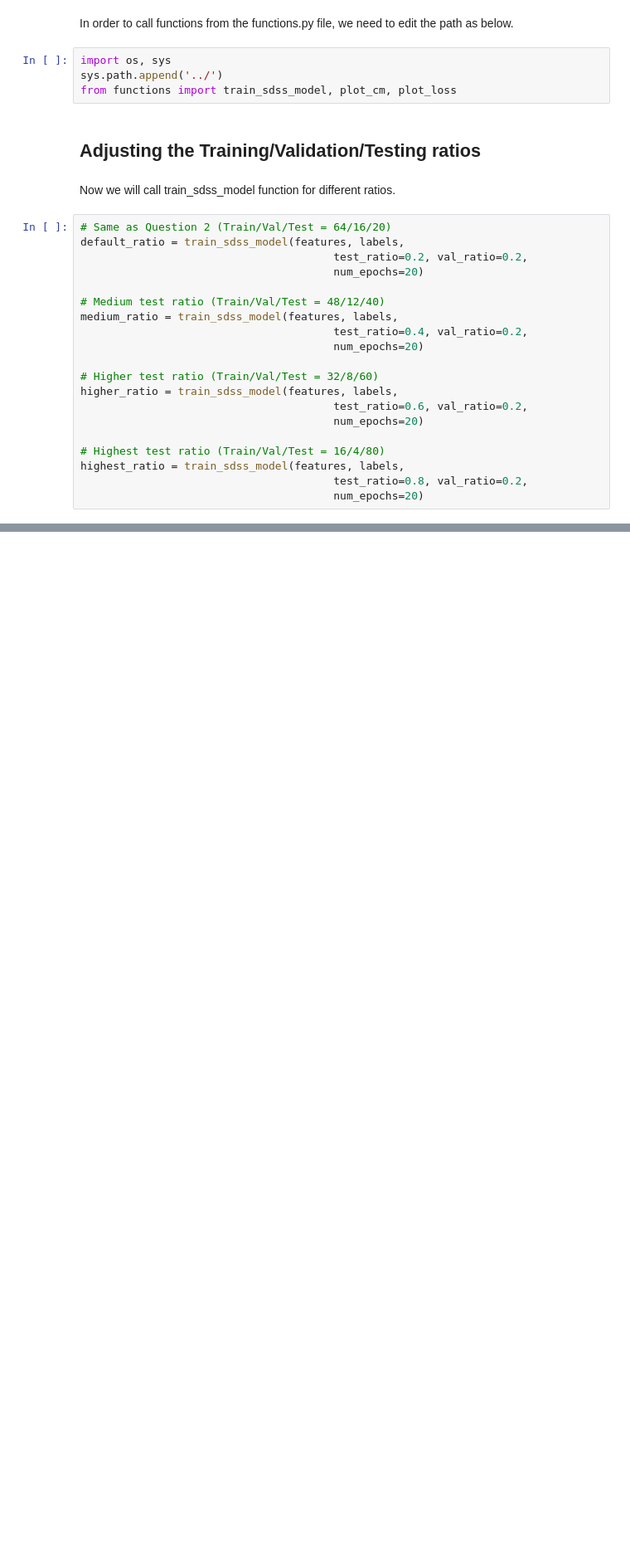
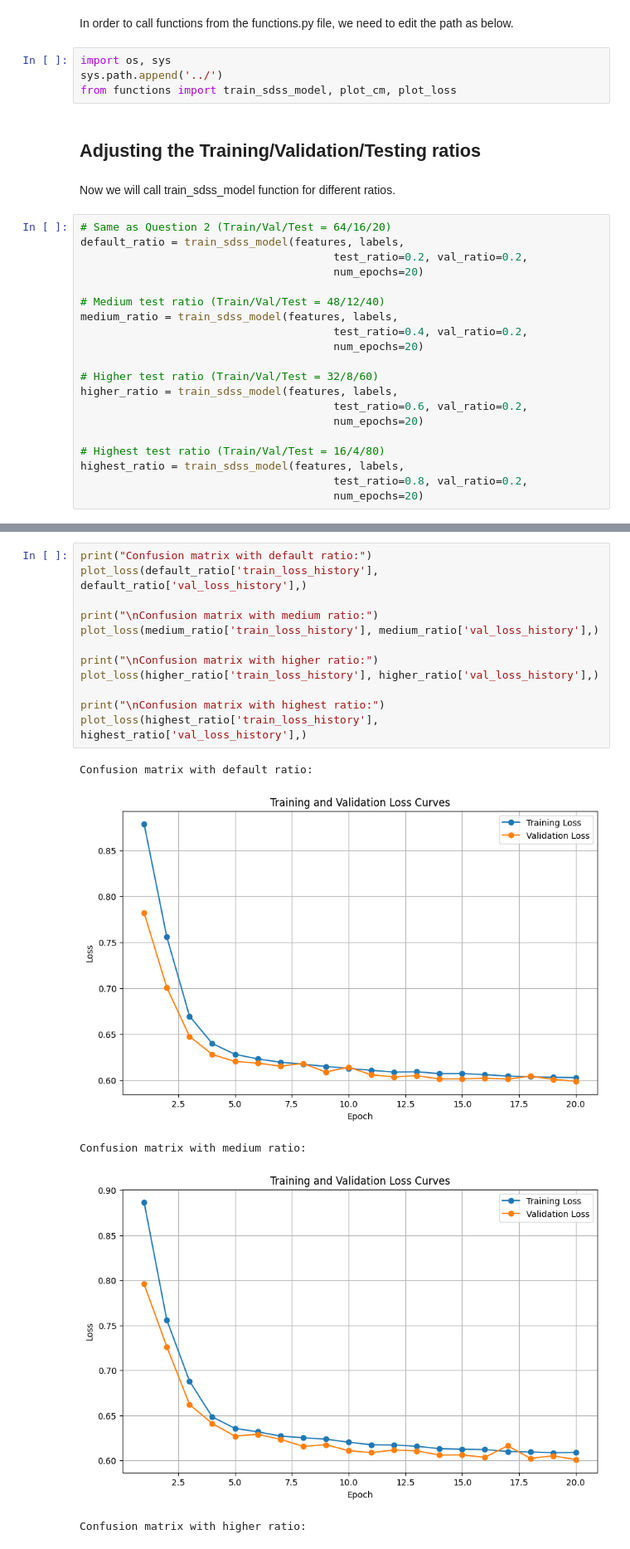
Before and after one commit to Ryan-Ursell/SDSS-DR14-Classification, a Jupyter notebook: py/Q3_folder/Q3.ipynb, the cells around one changed output, grey strips where cells are left out. Shown at 83% size. Drawn from its saved outputs; the diff is of its cells as text; blank space fills up the shorter version.

Commit message:
Compare the different ratios using clarification report and loss curves

```diff
--- a/py/Q3_folder/Q3.ipynb
+++ b/py/Q3_folder/Q3.ipynb
@@ -91,0 +146,18 @@ highest_ratio = train_sdss_model(features, labels,
+# %%
+print("Confusion matrix with default ratio:")
+plot_loss(default_ratio['train_loss_history'], default_ratio['val_loss_history'],)
+
+print("\nConfusion matrix with medium ratio:")
+plot_loss(medium_ratio['train_loss_history'], medium_ratio['val_loss_history'],)
+
+print("\nConfusion matrix with higher ratio:")
+plot_loss(higher_ratio['train_loss_history'], higher_ratio['val_loss_history'],)
+
+print("\nConfusion matrix with highest ratio:")
+plot_loss(highest_ratio['train_loss_history'], highest_ratio['val_loss_history'],)
+# %% [output]
+Confusion matrix with default ratio:
+[figure, added]
+Confusion matrix with medium ratio:
+[figure, added]
+Confusion matrix with higher ratio:
```
Also changed, not shown: parts of 6 cells of this notebook.
